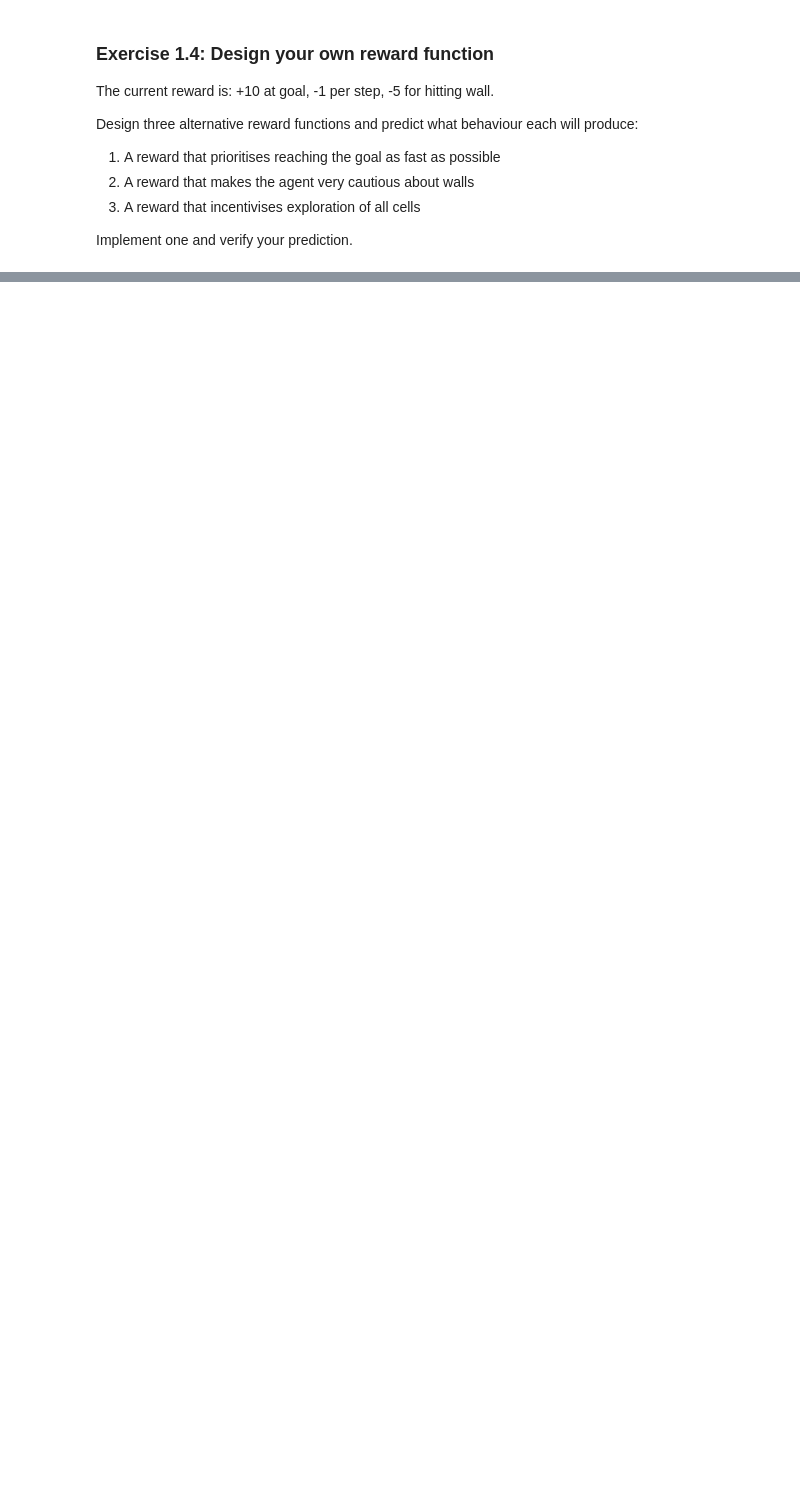
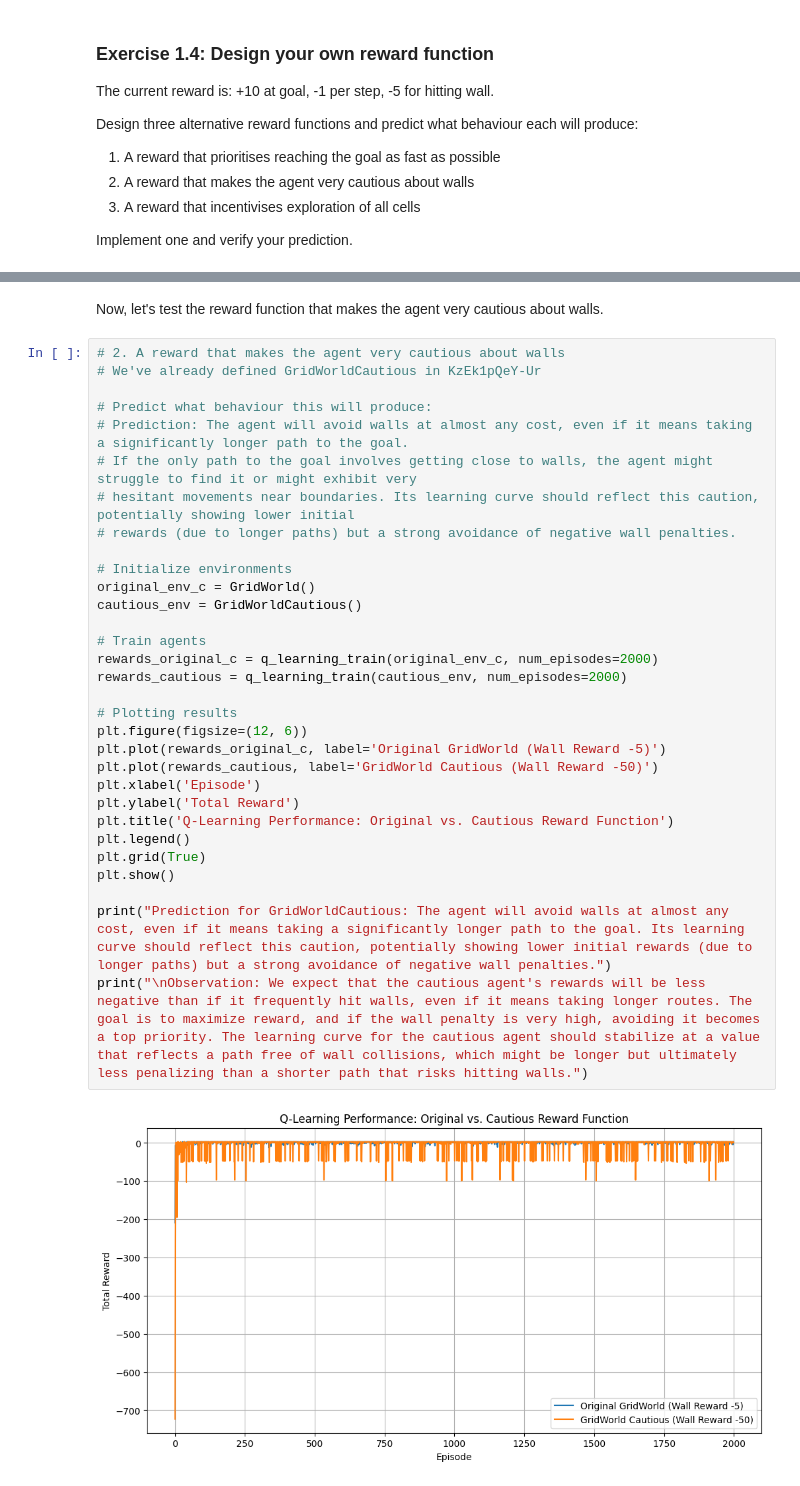
Before and after one commit to llmzaman/rl-for-data-scientists, a Jupyter notebook: notebooks/chapter_01_what_is_rl/01_exercises.ipynb, the cells around one changed output, grey strips where cells are left out. Drawn from its saved outputs; the diff is of its cells as text; blank space fills up the shorter version.

```diff
--- a/notebooks/chapter_01_what_is_rl/01_exercises.ipynb
+++ b/notebooks/chapter_01_what_is_rl/01_exercises.ipynb
@@ -59,0 +337,35 @@ Implement one and verify your prediction.
+# %% [markdown]
+Now, let's test the reward function that makes the agent very cautious about walls.
+# %%
+# 2. A reward that makes the agent very cautious about walls
+# We've already defined GridWorldCautious in KzEk1pQeY-Ur
+
+# Predict what behaviour this will produce:
+# Prediction: The agent will avoid walls at almost any cost, even if it means taking a significantly longer path to the goal.
+# If the only path to the goal involves getting close to walls, the agent might struggle to find it or might exhibit very
+# hesitant movements near boundaries. Its learning curve should reflect this caution, potentially showing lower initial
+# rewards (due to longer paths) but a strong avoidance of negative wall penalties.
+
+# Initialize environments
+original_env_c = GridWorld()
+cautious_env = GridWorldCautious()
+
+# Train agents
+rewards_original_c = q_learning_train(original_env_c, num_episodes=2000)
+rewards_cautious = q_learning_train(cautious_env, num_episodes=2000)
+
+# Plotting results
+plt.figure(figsize=(12, 6))
+plt.plot(rewards_original_c, label='Original GridWorld (Wall Reward -5)')
+plt.plot(rewards_cautious, label='GridWorld Cautious (Wall Reward -50)')
+plt.xlabel('Episode')
+plt.ylabel('Total Reward')
+plt.title('Q-Learning Performance: Original vs. Cautious Reward Function')
+plt.legend()
+plt.grid(True)
+plt.show()
+
+print("Prediction for GridWorldCautious: The agent will avoid walls at almost any cost, even if it means taking a significantly longer path to the goal. Its learning curve should reflect this caution, potentially showing lower initial rewards (due to longer paths) but a strong avoidance of negative wall penalties.")
+print("\nObservation: We expect that the cautious agent's rewards will be less negative than if it frequently hit walls, even if it means taking longer routes. The goal is to maximize reward, and if the wall penalty is very high, avoiding it becomes a top priority. The learning curve for the cautious agent should stabilize at a value that reflects a path free of wall collisions, which might be longer but ultimately less penalizing than a shorter path that risks hitting walls.")
+# %% [output]
+[figure, added]
```
Also changed, not shown: parts of 21 cells of this notebook, 52 other files.
